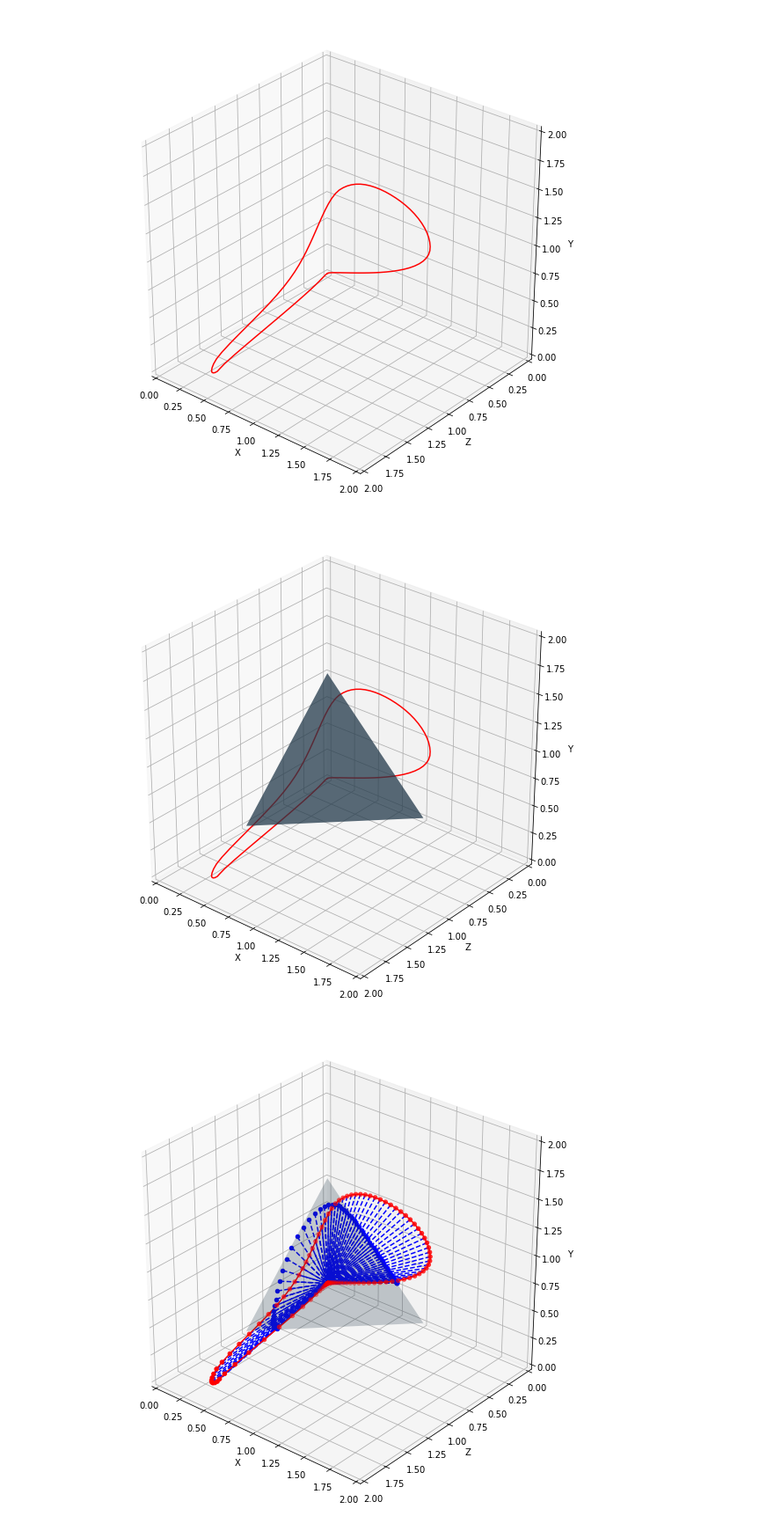
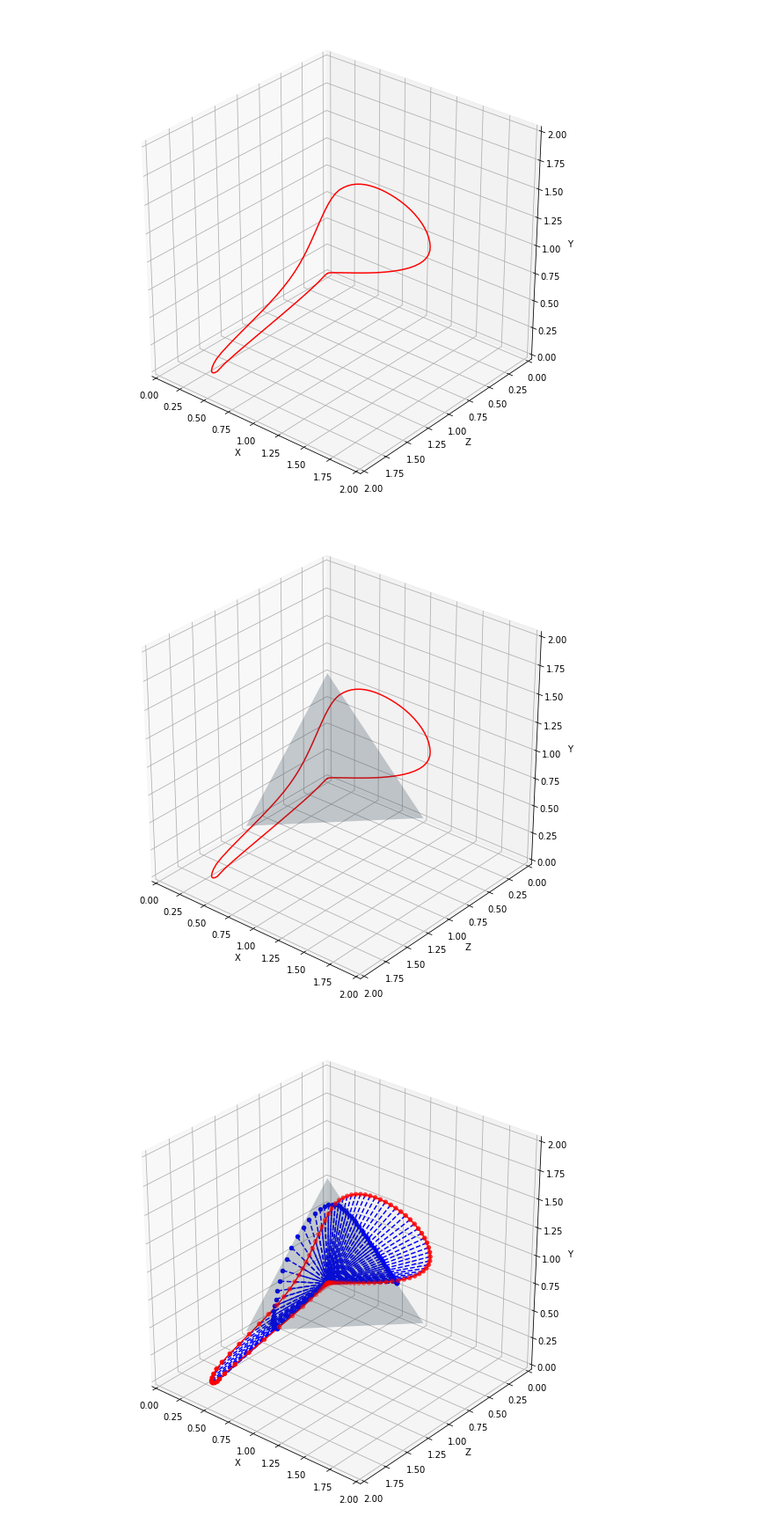
Before and after one commit to WeakKnight/ColorScienceNotes, a Jupyter notebook: ColorScience.ipynb, the cells around one changed output. Shown at 88% size. Saved outputs shown, nothing was run; the diff lists cells and outputs as text; code cells hidden in the pictures.

```diff
--- a/ColorScience.ipynb
+++ b/ColorScience.ipynb
@@ -59,35 +59,35 @@ plt.show()
 %matplotlib inline
 import matplotlib.pyplot as plt
 from matplotlib.patches import Ellipse
 import numpy as np
 from matplotlib.text import OffsetFrom
 from mpl_toolkits.mplot3d import Axes3D
 import Library as lib
 
 fig = plt.figure(figsize=(10, 10))
 ax = fig.add_subplot(111, projection='3d')
 t = lib.spectrum_range(3.0)
 x = list(map(lib.color_match_x, t))
 y = list(map(lib.color_match_y, t))
 z = list(map(lib.color_match_z, t))
 
 ax.set_xlabel('X')
 ax.set_ylabel('Z')
 ax.set_zlabel('Y')
 ax.set_xlim(0, 2)
 ax.set_ylim(0, 2)
 ax.set_zlim(0, 2)
 
 ax.invert_yaxis()
 ax.view_init(30, 130)
 # plt.xlabel("X")
 # ax.plot(surface_x, surface_z, surface_y)
 ax.plot(x, z, y, 'r')
-ax.plot_trisurf([1.0,0.0,0.0], [0.0,1.0,0.0], [0.0, 0.0, 1.0], color=[0.3,0.5,0.65, 0.75])
+ax.plot_trisurf([1.0,0.0,0.0], [0.0,1.0,0.0], [0.0, 0.0, 1.0], color=[0.3,0.5,0.65, 0.25])
 # axx.show()
 plt.show()
 # %% [output]
-[figure, old version]
+[figure, new version]
 # %%
 %matplotlib inline
 import matplotlib.pyplot as plt
```
